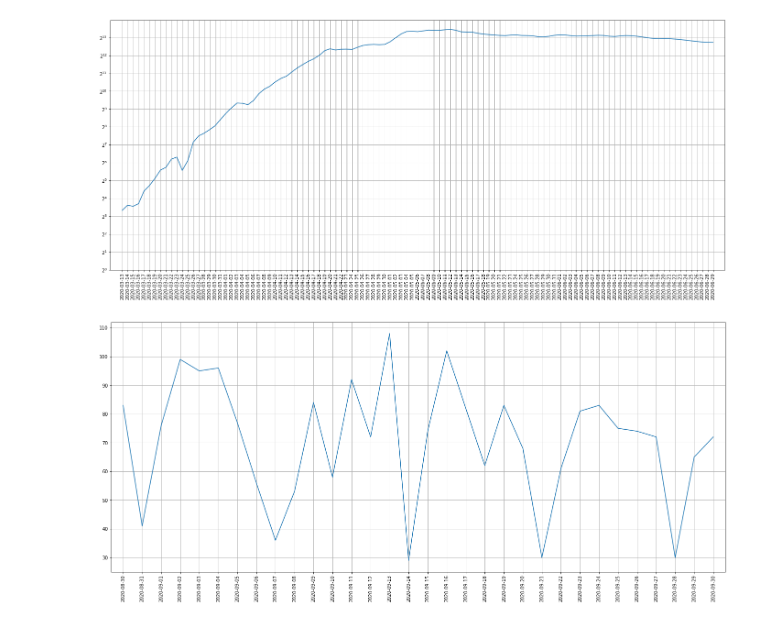
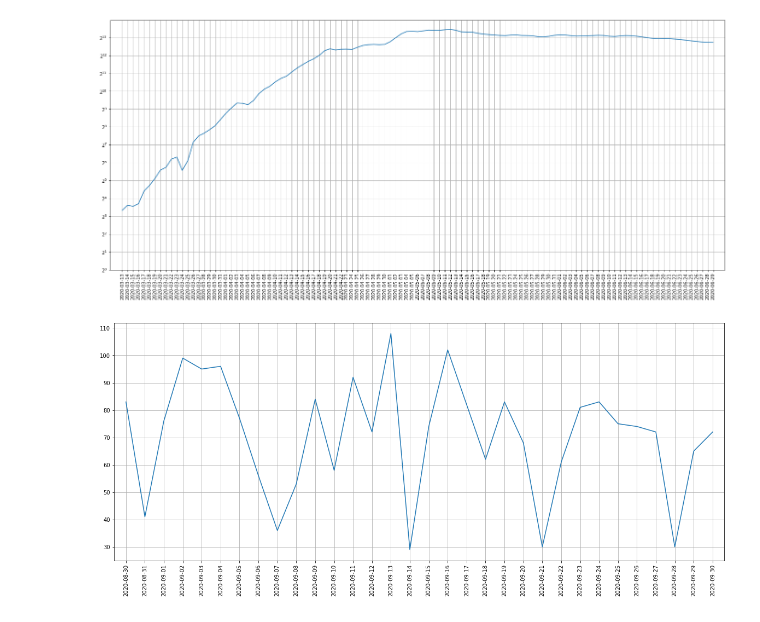
Before and after one commit to Petlja/epidemija-racunanja, a Jupyter notebook: covid-analize.ipynb, the cells around one changed output. Cells and saved outputs as stored; diff of their text form; code cells hidden in the pictures.

```diff
--- a/covid-analize.ipynb
+++ b/covid-analize.ipynb
@@ -107,12 +106,12 @@ for json_serija in json_data:
         s = pd.Series(v, index=i)
 s1 = s['2020-08-30':'2020-09-30']
 # %%
-plt.figure(figsize=(24,10))
+plt.figure(figsize=(20,8))
 plt.plot(s1.index, s1)
 plt.xticks(s1.index, rotation=90)
 plt.margins(x=0.02)
 plt.grid(True)
-plt.savefig("img/srbija1.png", format="png", bbox_inches='tight')
+plt.savefig("img/srbija1.png", bbox_inches='tight', dpi=150)
 plt.show()
 # %% [output]
-[figure, old version]
+[figure, new version]
```
Also changed, not shown: parts of 5 cells of this notebook, 4 other files.
